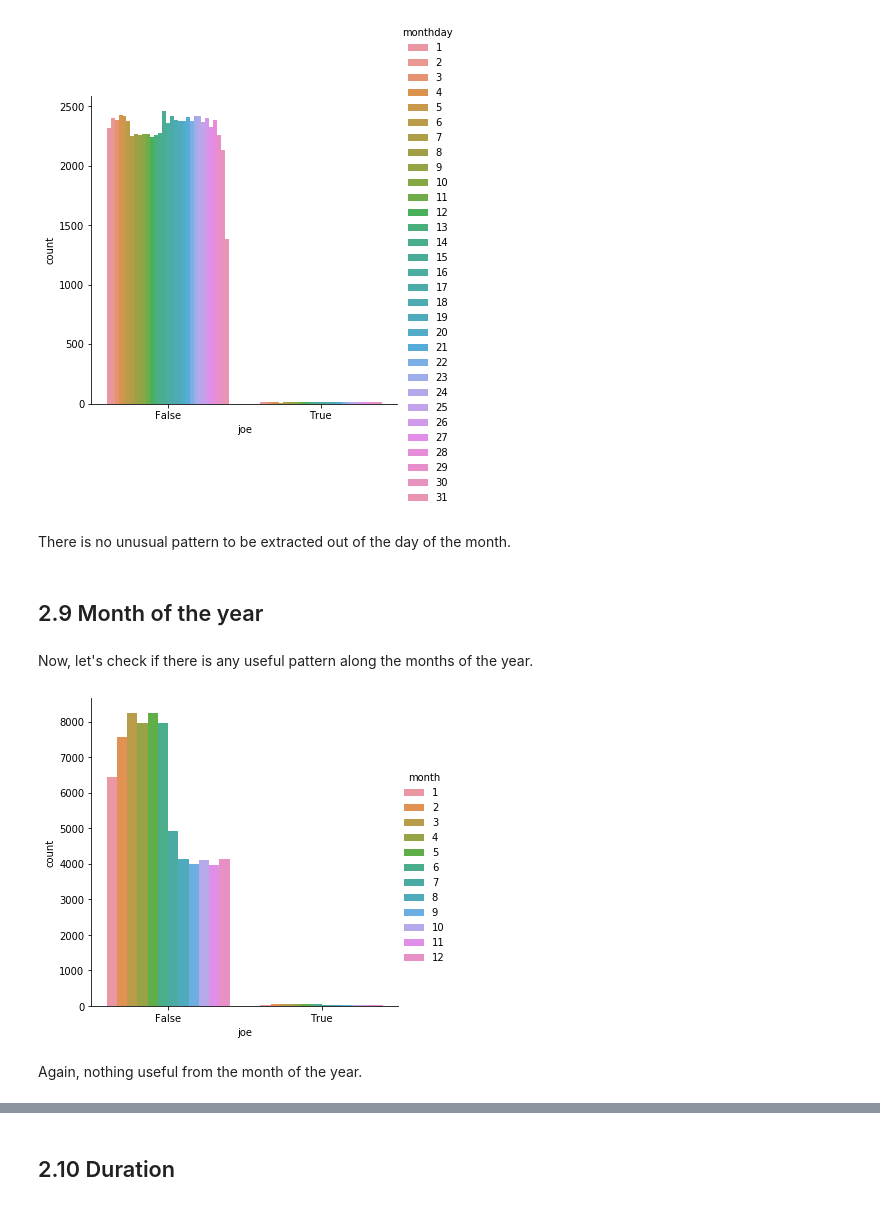
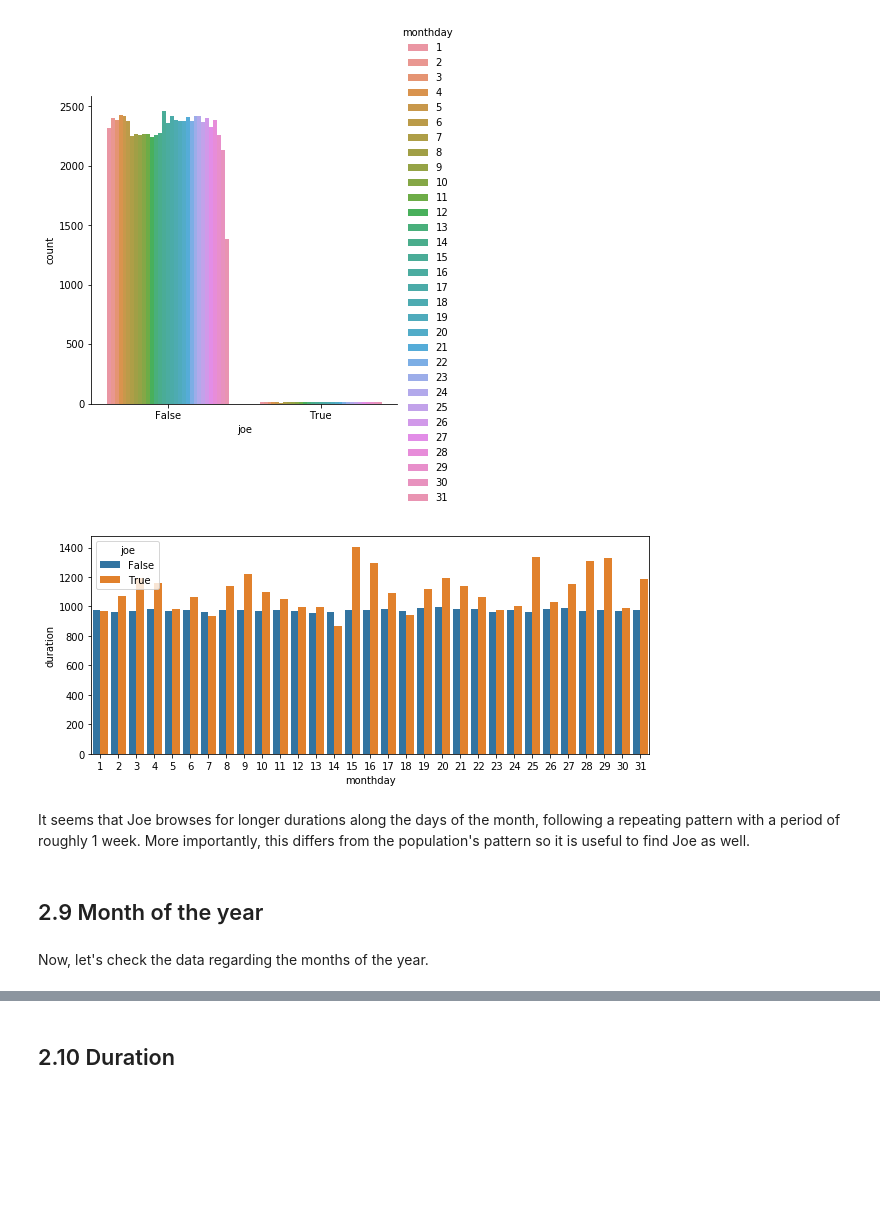
Before and after one commit to diogodutra/catch_joe, a Jupyter notebook: catch_joe_project.ipynb, the cells around one changed output, grey strips where cells are left out. Drawn from its saved outputs; the diff is of its cells as text; code cells hidden in the pictures; blank space fills up the shorter version.

```diff
--- a/catch_joe_project.ipynb
+++ b/catch_joe_project.ipynb
@@ -237,17 +242,15 @@ df['monthday'] = [date.day for date in df['date']]
 _ = sns.catplot(x='joe', hue='monthday', kind='count', data=df)
 # %% [output]
 [figure]
-# %% [markdown]
-There is no unusual pattern to be extracted out of the day of the month.
+# %%
+plt.figure(figsize=(10,4))
+_ = sns.barplot(data=df[['monthday', 'duration', 'joe']].groupby(['monthday', 'joe']).mean().reset_index(),
+            x='monthday', y='duration', hue='joe')
+# %% [output]
+[figure, added]
+# %% [markdown]
+It seems that Joe browses for longer durations along the days of the month, following a repeating pattern with a period of roughly 1 week. More importantly, this differs from the population's pattern so it is useful to find Joe as well.
 # %% [markdown]
 ## 2.9 Month of the year
 # %% [markdown]
-Now, let's check if there is any useful pattern along the months of the year.
+Now, let's check the data regarding the months of the year.
-# %%
-df['month'] = [date.month for date in df['date']]
-
-_ = sns.catplot(x='joe', hue='month', kind='count', data=df)
-# %% [output]
-[figure, removed]
-# %% [markdown]
-Again, nothing useful from the month of the year.
```
Also changed, not shown: parts of 54 cells of this notebook, 4 other files.
